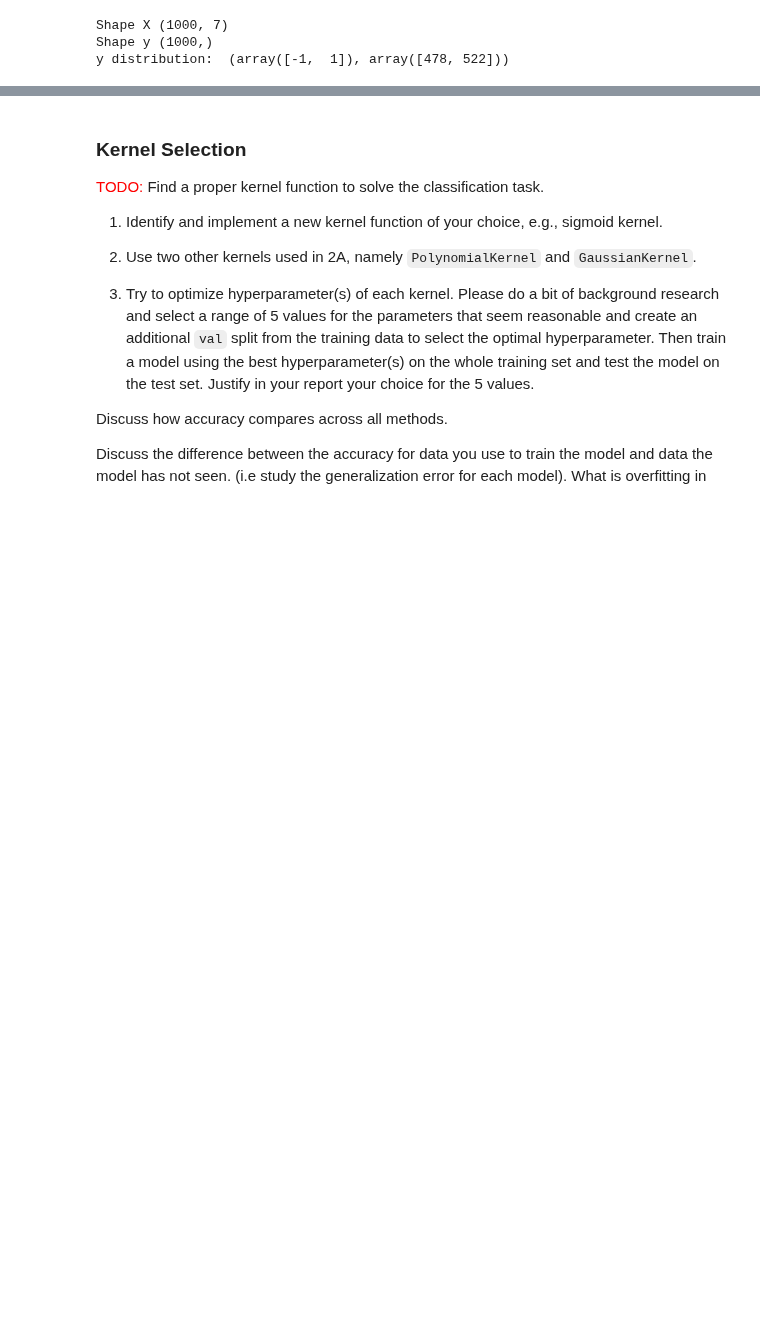
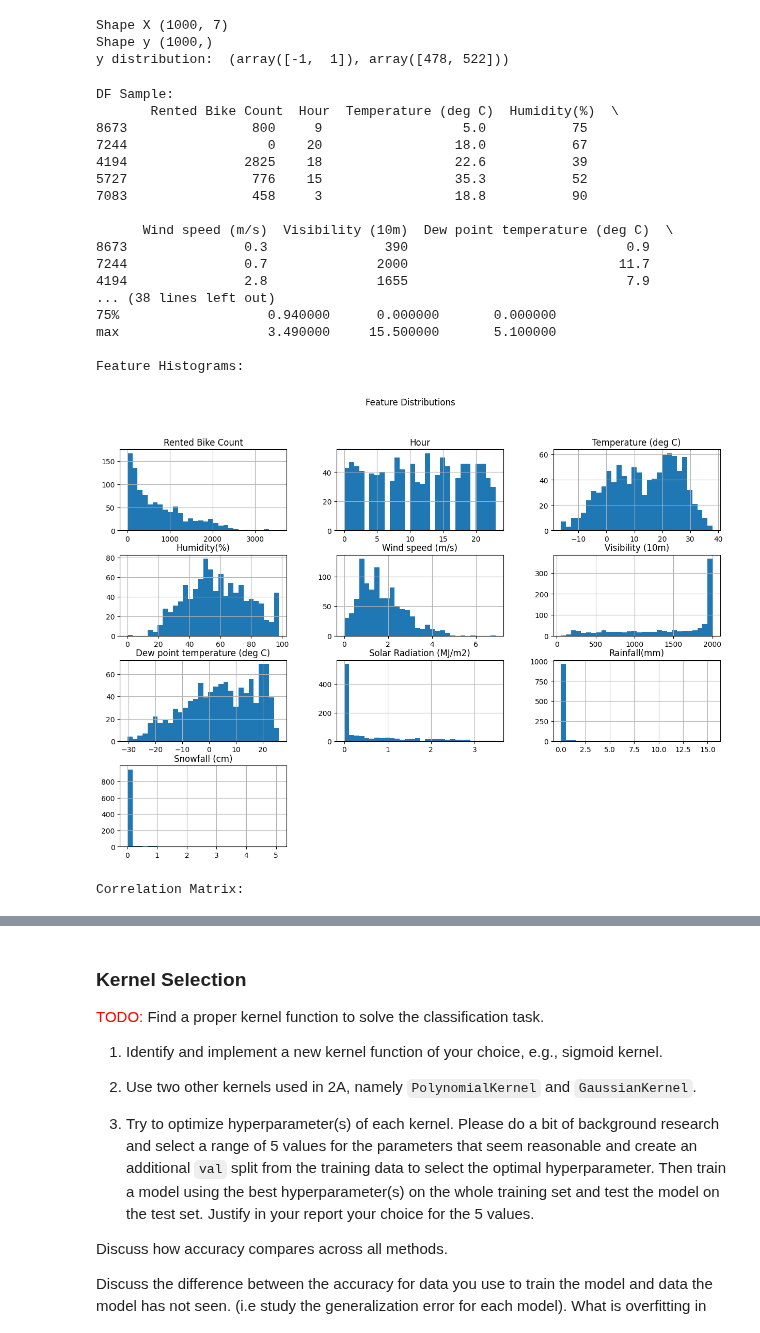
Before and after one commit to nickmvega/machine-learning, a Jupyter notebook: project_2/project2_src_vega_roth.ipynb, the cells around one changed output, grey strips where cells are left out. Cells and saved outputs as stored; diff of their text form; code cells hidden in the pictures; blank space fills up the shorter version.

Commit message:
part 1/2 of 2B

```diff
--- a/project_2/project2_src_vega_roth.ipynb
+++ b/project_2/project2_src_vega_roth.ipynb
@@ -455,3 +458,47 @@ ytrain, yval = ytrain[:int(len(ytrain)*0.8)], ytrain[int(len(ytrain)*0.8):]
 Shape X (1000, 7)
 Shape y (1000,)
 y distribution:  (array([-1,  1]), array([478, 522]))
+# %%
+import matplotlib.pyplot as plt
+import seaborn as sns
+#PART 1: Loading and exploring dataset
+
+print("DF Sample: ", "\n", df.head(5), "\n")
+
+print("DF description", "\n", df.describe(),"\n")
+
+
+print("Feature Histograms: ", "\n")
+
+df.hist(bins=30, figsize=(15, 10))
+plt.suptitle('Feature Distributions')
+plt.show()
+
+
+print("Correlation Matrix:", "\n")
+corrs = df.corr()
+
+plt.figure(figsize=(12, 8))
+sns.heatmap(corrs, annot=True)
+plt.title('Correlation Matrix')
+plt.show()
+# %% [output]
+DF Sample:
+       Rented Bike Count  Hour  Temperature (deg C)  Humidity(%)  \
+8673                800     9                  5.0           75
+7244                  0    20                 18.0           67
+4194               2825    18                 22.6           39
+5727                776    15                 35.3           52
+7083                458     3                 18.8           90
+
+      Wind speed (m/s)  Visibility (10m)  Dew point temperature (deg C)  \
+8673               0.3               390                            0.9
+7244               0.7              2000                           11.7
+4194               2.8              1655                            7.9
+... (38 lines left out)
+75%                   0.940000      0.000000       0.000000
+max                   3.490000     15.500000       5.100000
+
+Feature Histograms:
+[figure, added]
+Correlation Matrix:
```
Also changed, not shown: parts of 5 cells of this notebook.
